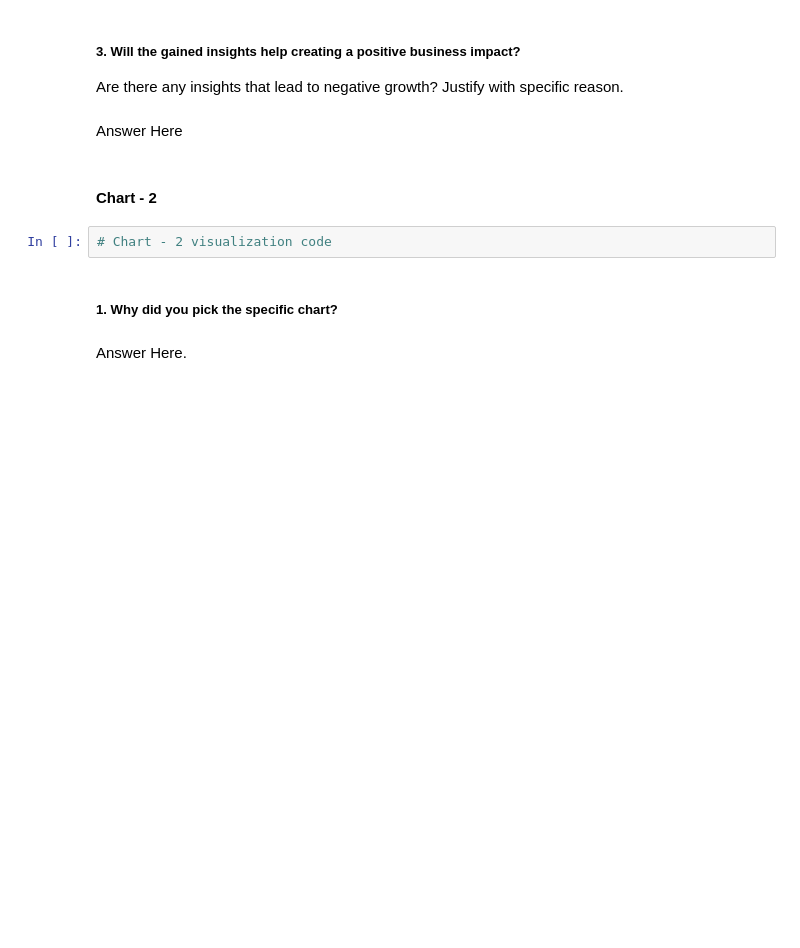
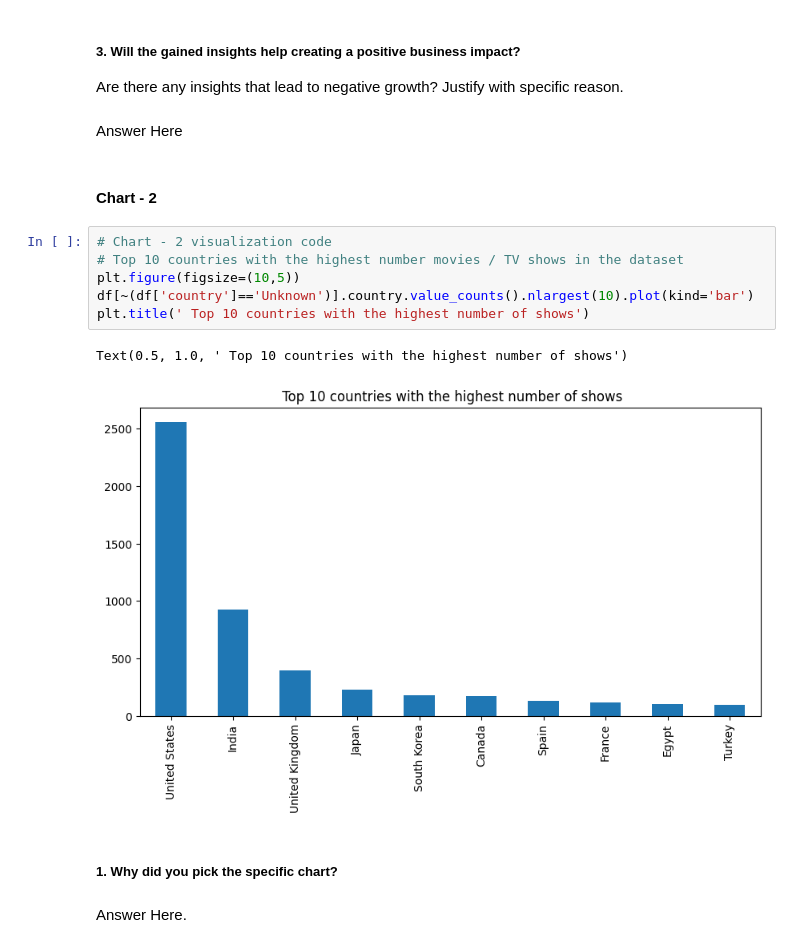
Before and after one commit to khalilkhan1111/Netflix_movies_and_tv_shows_clustering, a Jupyter notebook: Netflix_Movies_and_TV_Shows_Clustering.ipynb, the cells around one changed output. Cells and saved outputs as stored; diff of their text form; blank space fills up the shorter version.

```diff
--- a/Netflix_Movies_and_TV_Shows_Clustering.ipynb
+++ b/Netflix_Movies_and_TV_Shows_Clustering.ipynb
@@ -367,8 +420,15 @@ Are there any insights that lead to negative growth? Justify with specific reaso
 Answer Here
 # %% [markdown]
 #### Chart - 2
-# %%
-# Chart - 2 visualization code
+# %%
+# Chart - 2 visualization code
+# Top 10 countries with the highest number movies / TV shows in the dataset
+plt.figure(figsize=(10,5))
+df[~(df['country']=='Unknown')].country.value_counts().nlargest(10).plot(kind='bar')
+plt.title(' Top 10 countries with the highest number of shows')
+# %% [output]
+Text(0.5, 1.0, ' Top 10 countries with the highest number of shows')
+[figure, added]
 # %% [markdown]
 ##### 1. Why did you pick the specific chart?
 # %% [markdown]
```
Also changed, not shown: parts of 62 cells of this notebook.
